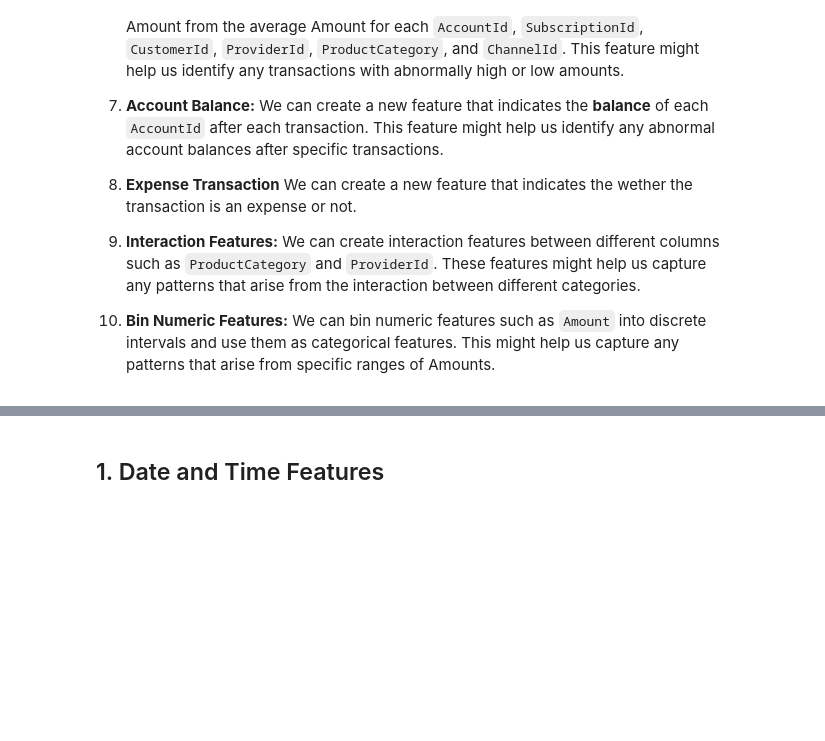
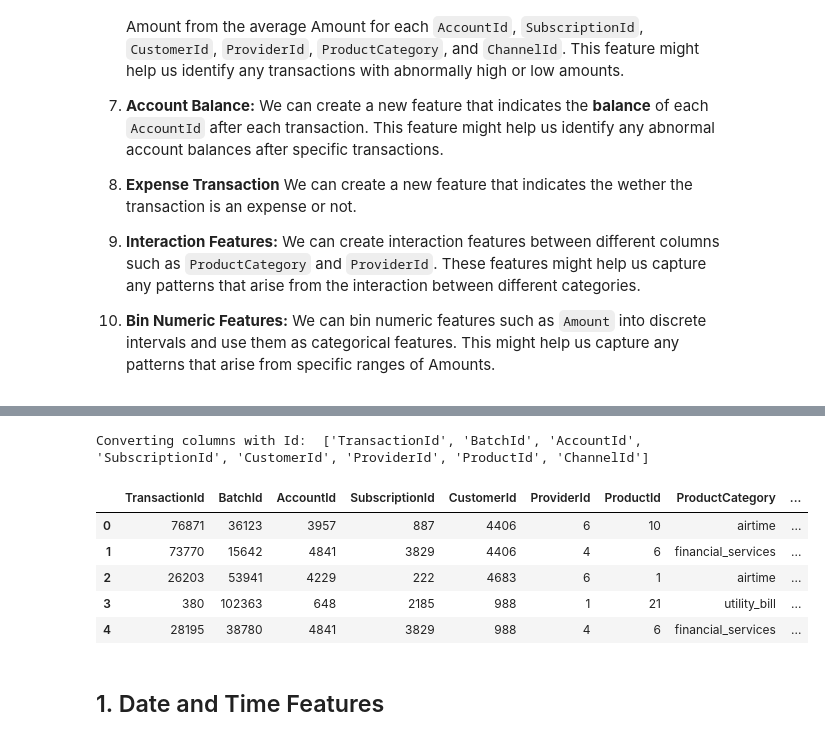
Before and after one commit to SarahLiettefti/AI5L_AILab_FraudDetection, a Jupyter notebook: featuring.ipynb, the cells around one changed output, grey strips where cells are left out. Saved outputs shown, nothing was run; the diff lists cells and outputs as text; code cells hidden in the pictures; blank space fills up the shorter version.

```diff
--- a/featuring.ipynb
+++ b/featuring.ipynb
@@ -31,6 +37,7 @@ import matplotlib.pyplot as plt
 # %%
 def_feature = pd.read_csv("input/Xente_Variable_Definitions.csv")
 df = pd.read_csv("input/training.csv")
-data = df.copy()
+data = df.drop("FraudResult", axis=1)
+y_train = df["FraudResult"]
 X_test = pd.read_csv("input/test.csv")
 sample_submission = pd.read_csv("input/sample_submission.csv")
@@ -36,0 +70,17 @@ sample_submission = pd.read_csv("input/sample_submission.csv")
+# %%
+# Count the number of unique entries in each column
+unique_counts = data.nunique()
+
+# Select only columns with more than one unique entry
+drop_cols = unique_counts[unique_counts == 1].index.tolist()
+print("Dropping column with one unique values: ", drop_cols)
+
+# Drop the selected columns
+data = data.drop(columns=drop_cols)
+X_test = X_test.drop(columns=drop_cols)
+
+
+# Count unique entries in each column
+unique_counts = data.nunique()
+print("\nResulting data:")
+print(unique_counts)
@@ -37,3 +109,33 @@ sample_submission = pd.read_csv("input/sample_submission.csv")
+# %%
+# Get a list of column names that contain the string "id" in their name
+id_cols = data.filter(like="Id").columns.tolist()
+
+# Print the list of column names
+print("Converting columns with Id: ", id_cols)
+
+# Remove column name prefix and convert to integer data type
+data[id_cols] = (
+    data[id_cols]
+    .astype(str)
+    .apply(lambda x: x.str.replace(x.name + "_", ""))
+    .astype(int)
+)
+X_test[id_cols] = (
+    X_test[id_cols]
+    .astype(str)
+    .apply(lambda x: x.str.replace(x.name + "_", ""))
+    .astype(int)
+)
+
+data.head()
+# %% [output]
+Converting columns with Id:  ['TransactionId', 'BatchId', 'AccountId', 'SubscriptionId', 'CustomerId', 'ProviderId', 'ProductId', 'ChannelId']
+|  | TransactionId | BatchId | AccountId | SubscriptionId | CustomerId | ProviderId | ProductId | ProductCategory | ... |
+| 0 | 76871 | 36123 | 3957 | 887 | 4406 | 6 | 10 | airtime | ... |
+| 1 | 73770 | 15642 | 4841 | 3829 | 4406 | 4 | 6 | financial_services | ... |
+| 2 | 26203 | 53941 | 4229 | 222 | 4683 | 6 | 1 | airtime | ... |
+| 3 | 380 | 102363 | 648 | 2185 | 988 | 1 | 21 | utility_bill | ... |
+| 4 | 28195 | 38780 | 4841 | 3829 | 988 | 4 | 6 | financial_services | ... |
 # %% [markdown]
 ## 1. Date and Time Features
 # %%
```
Also changed, not shown: parts of 21 cells of this notebook.
